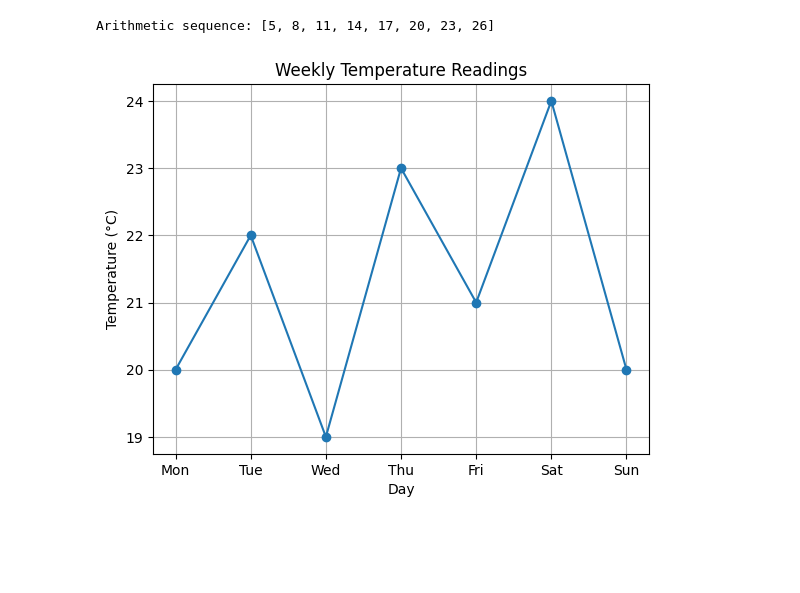
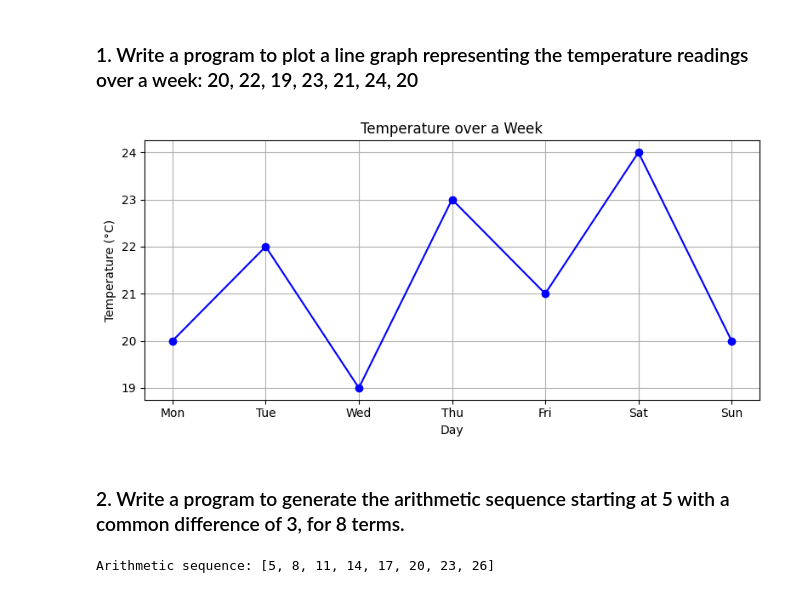
Before and after one commit to wangui-jane/Python_jane, a Jupyter notebook: Untitled0.ipynb, the cells around one changed output. Cells and saved outputs as stored; diff of their text form; code cells hidden in the pictures; blank space fills up the shorter version.

```diff
--- a/Untitled0.ipynb
+++ b/Untitled0.ipynb
@@ -1,3 +1,24 @@
 # %% [markdown]
 <a href="https://colab.research.google.com/github/wangui-jane/Python_jane/blob/main/Untitled0.ipynb" target="_parent"><img src="https://colab.research.google.com/assets/colab-badge.svg" alt="Open In Colab"/></a>
+# %% [markdown]
+### 1. Write a program to plot a line graph representing the temperature readings over a week: 20, 22, 19, 23, 21, 24, 20
+# %%
+import matplotlib.pyplot as plt
+
+# Temperature data for each day of the week
+temps = [20, 22, 19, 23, 21, 24, 20]
+days = ['Mon', 'Tue', 'Wed', 'Thu', 'Fri', 'Sat', 'Sun']
+
+plt.figure(figsize=(8, 4))
+plt.plot(days, temps, marker='o', linestyle='-', color='blue')
+plt.title("Temperature over a Week")
+plt.xlabel("Day")
+plt.ylabel("Temperature (°C)")
+plt.grid(True)
+plt.tight_layout()
+plt.show()
+# %% [output]
+[figure, added]
+# %% [markdown]
+### 2. Write a program to generate the arithmetic sequence starting at 5 with a common difference of 3, for 8 terms.
 # %%
@@ -10,18 +32,3 @@ sequence = [start + difference * i for i in range(terms)]
 print("Arithmetic sequence:", sequence)
 # %% [output]
 Arithmetic sequence: [5, 8, 11, 14, 17, 20, 23, 26]
-# %%
-import matplotlib.pyplot as plt
-
-# Temperature readings over a week
-temperatures = [20, 22, 19, 23, 21, 24, 20]
-days = ['Mon', 'Tue', 'Wed', 'Thu', 'Fri', 'Sat', 'Sun']
-
-plt.plot(days, temperatures, marker='o', linestyle='-')
-plt.title("Weekly Temperature Readings")
-plt.xlabel("Day")
-plt.ylabel("Temperature (°C)")
-plt.grid(True)
-plt.show()
-# %% [output]
-[figure, removed]
```
Also changed, not shown: parts of 6 cells of this notebook.
